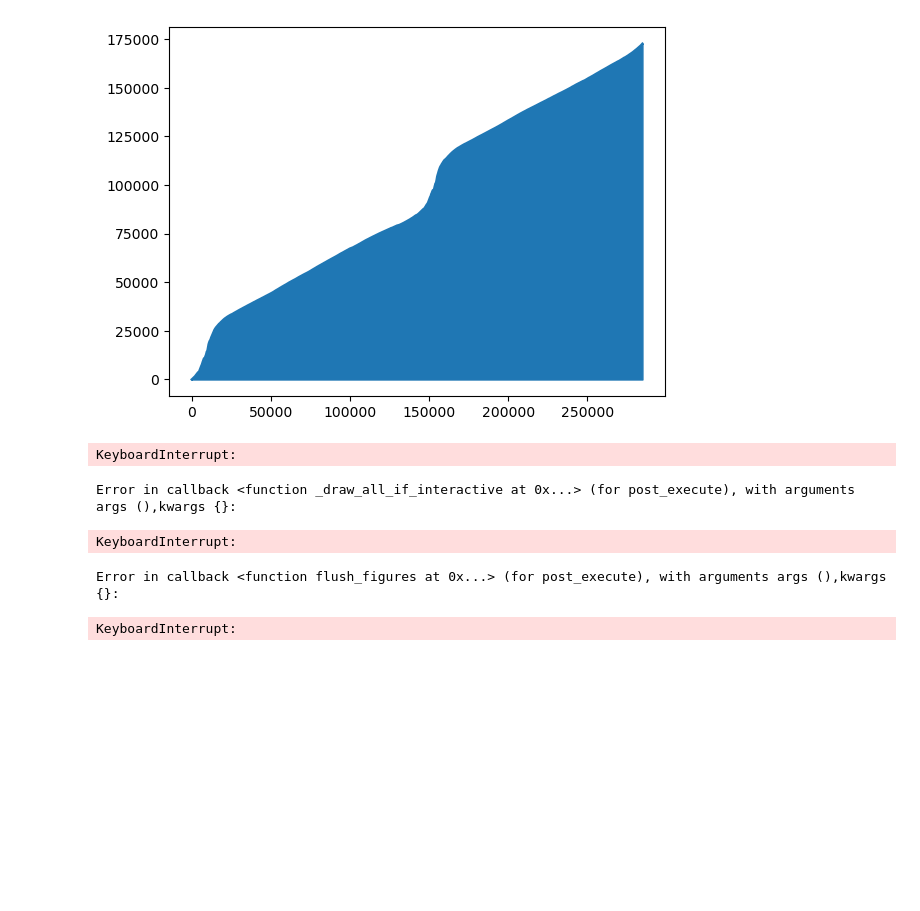
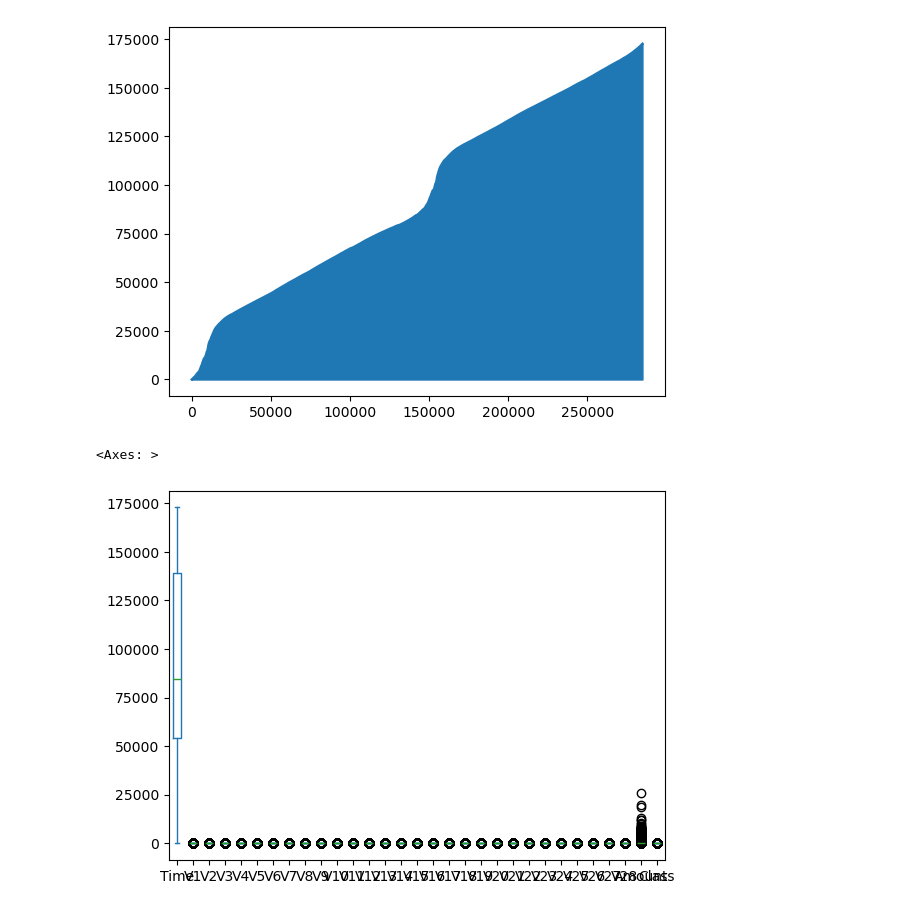
Before and after one commit to Luksh/Machine-Learning-Class, a Jupyter notebook: Assignment/credit_card.ipynb, the cells around one changed output. Saved outputs shown, nothing was run; the diff lists cells and outputs as text; code cells hidden in the pictures; blank space fills up the shorter version.

```diff
--- a/Assignment/Untitled.ipynb
+++ b/Assignment/credit_card.ipynb
@@ -37,11 +37,8 @@ df.plot.area()
 # %% [output]
 ValueError: When stacked is True, each column must be either all positive or all negative. Column 'V1' contains both positive and negative values
 [figure]
-# %%
-df.plot(kind="bar")
-# %% [output]
-KeyboardInterrupt:
-Error in callback <function _draw_all_if_interactive at 0x...> (for post_execute), with arguments args (),kwargs {}:
-KeyboardInterrupt:
-Error in callback <function flush_figures at 0x...> (for post_execute), with arguments args (),kwargs {}:
-KeyboardInterrupt:
+# %%
+df.plot.box()
+# %% [output]
+<Axes: >
+[figure, added]
```
Also changed, not shown: parts of 7 cells of this notebook, 1 other file.
